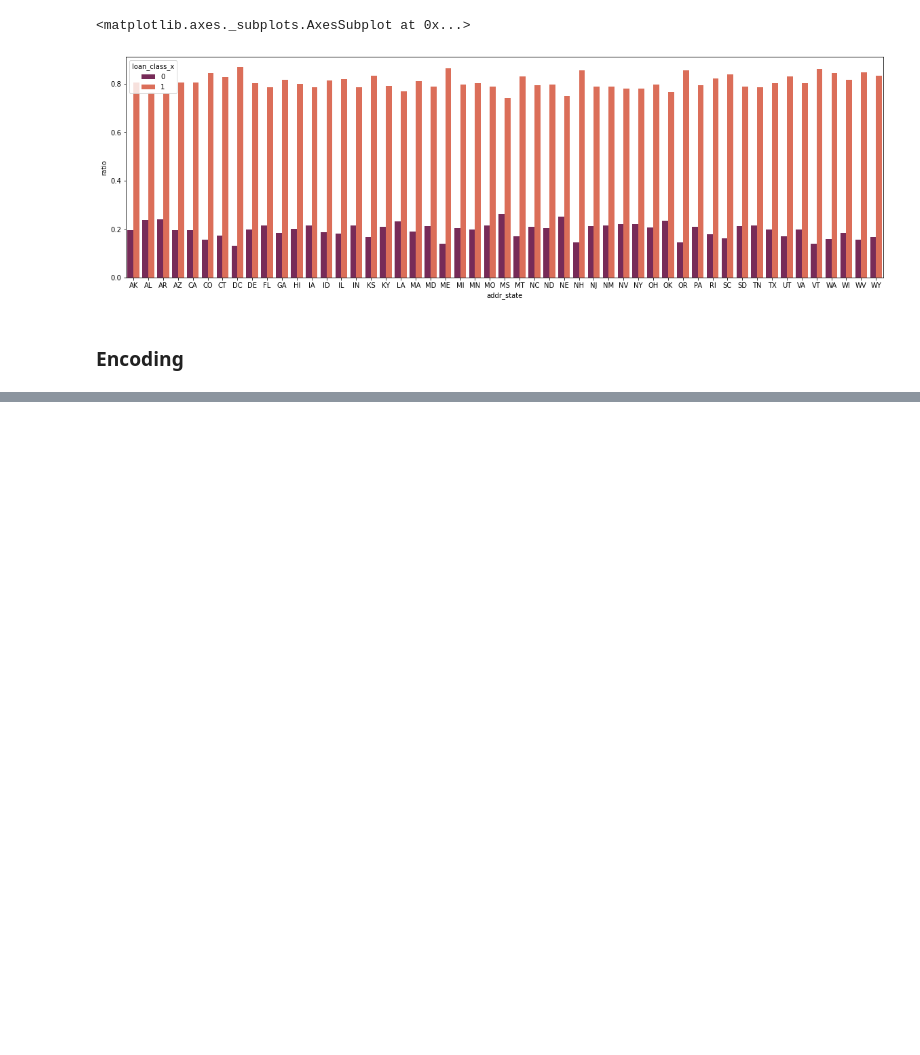
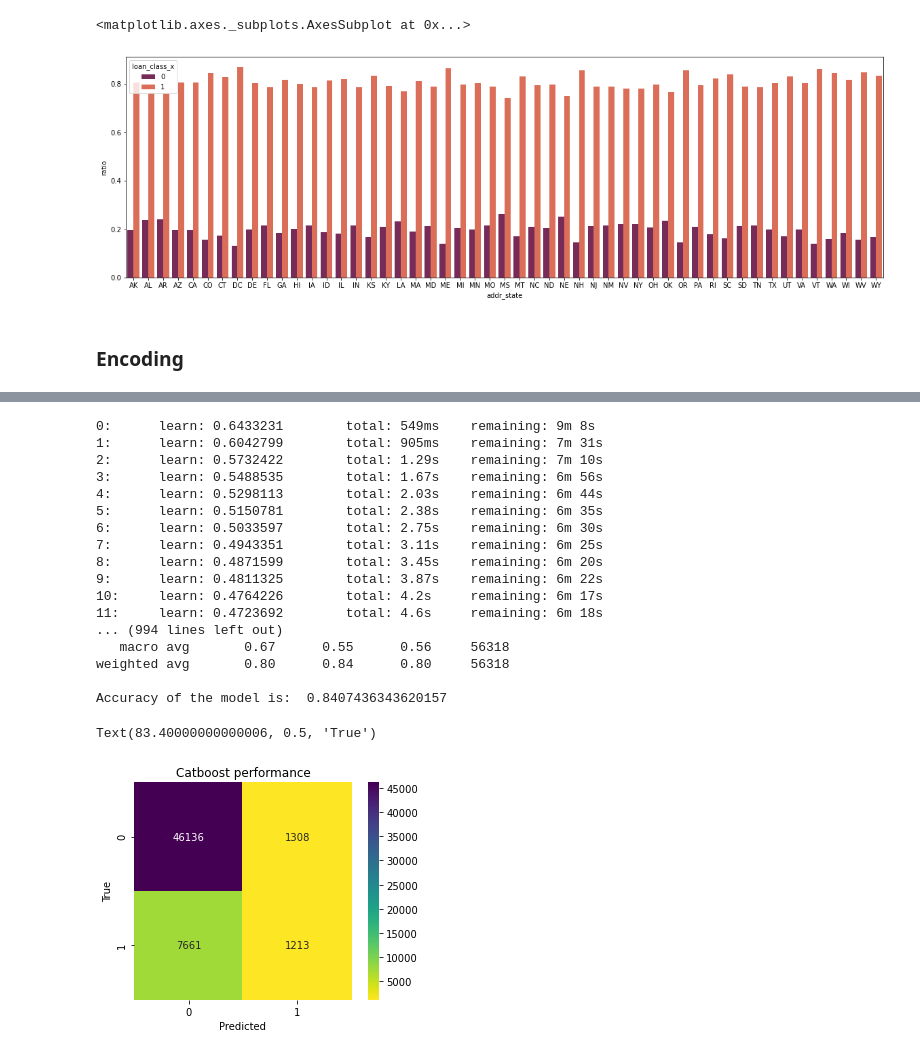
Before and after one commit to Chaitali20-gh/Data-Science, a Jupyter notebook: Lending Club/Lending Club.ipynb, the cells around one changed output, grey strips where cells are left out. Cells and saved outputs as stored; diff of their text form; code cells hidden in the pictures; blank space fills up the shorter version.

```diff
--- a/Lending Club/Lending Club.ipynb
+++ b/Lending Club/Lending Club.ipynb
@@ -1246,0 +883,44 @@ plt.show()
+# %%
+#Apply Catboost algorithm
+from catboost import CatBoostClassifier
+
+
+clf = CatBoostClassifier(
+    learning_rate=0.1,
+    #loss_function='CrossEntropy'
+)
+
+clf.fit(X_train,Y_train)
+Y_pred = clf.predict(X_test)
+
+# Summary of the prediction
+print(classification_report(Y_test, Y_pred))
+#print(confusion_matrix(Y_test, Y_pred))
+conf_matrix = confusion_matrix(Y_test, Y_pred)
+# Accuracy
+print("Accuracy of the model is: ", accuracy_score(Y_pred,Y_test))
+
+ax = sns.heatmap(conf_matrix, cmap='viridis_r', annot=True, fmt='d', square=True)
+ax.set_title('Catboost performance')
+ax.set_xlabel('Predicted')
+ax.set_ylabel('True')
+# %% [output]
+0:      learn: 0.6433231        total: 549ms    remaining: 9m 8s
+1:      learn: 0.6042799        total: 905ms    remaining: 7m 31s
+2:      learn: 0.5732422        total: 1.29s    remaining: 7m 10s
+3:      learn: 0.5488535        total: 1.67s    remaining: 6m 56s
+4:      learn: 0.5298113        total: 2.03s    remaining: 6m 44s
+5:      learn: 0.5150781        total: 2.38s    remaining: 6m 35s
+6:      learn: 0.5033597        total: 2.75s    remaining: 6m 30s
+7:      learn: 0.4943351        total: 3.11s    remaining: 6m 25s
+8:      learn: 0.4871599        total: 3.45s    remaining: 6m 20s
+9:      learn: 0.4811325        total: 3.87s    remaining: 6m 22s
+10:     learn: 0.4764226        total: 4.2s     remaining: 6m 17s
+11:     learn: 0.4723692        total: 4.6s     remaining: 6m 18s
+... (994 lines left out)
+   macro avg       0.67      0.55      0.56     56318
+weighted avg       0.80      0.84      0.80     56318
+
+Accuracy of the model is:  0.8407436343620157
+Text(83.40000000000006, 0.5, 'True')
+[figure, added]
```
Also changed, not shown: parts of 128 cells of this notebook.
